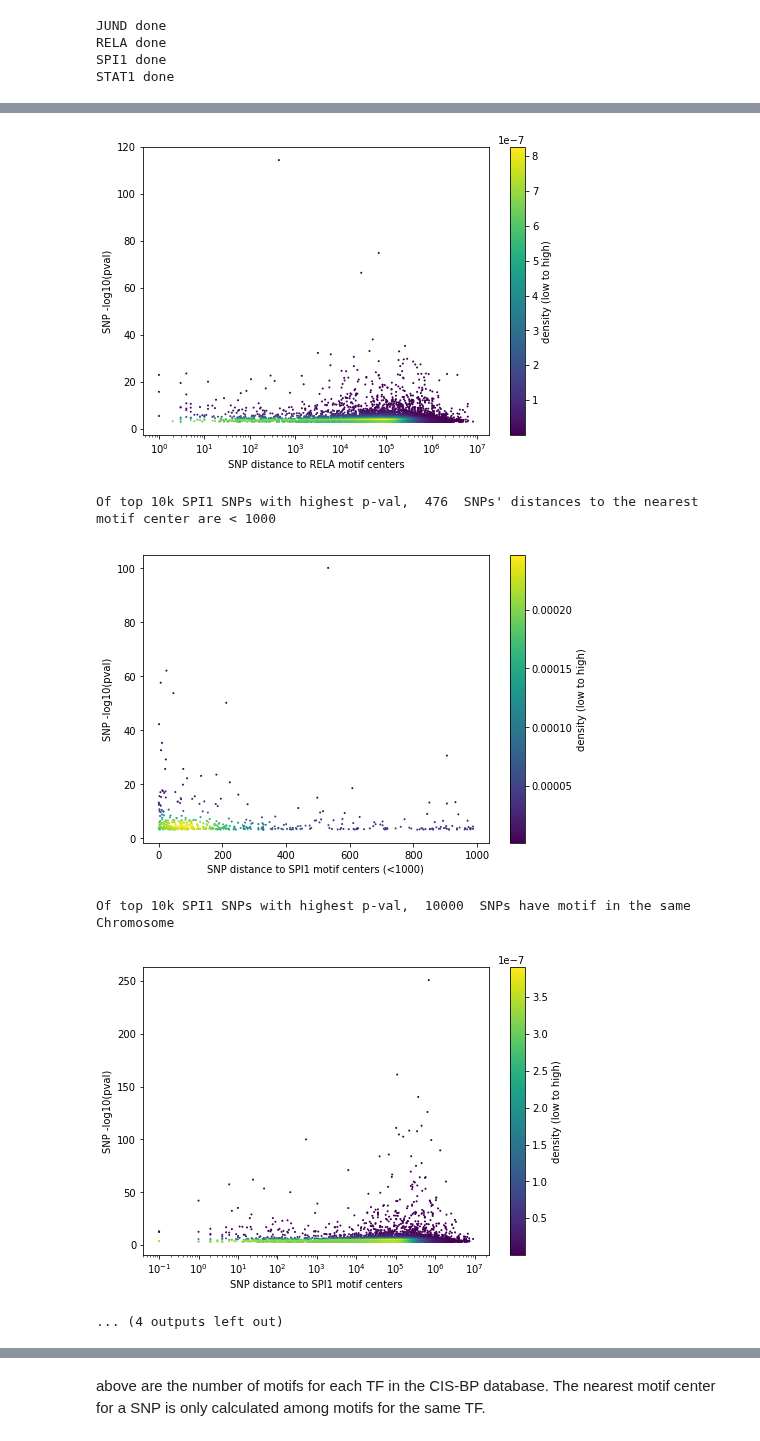
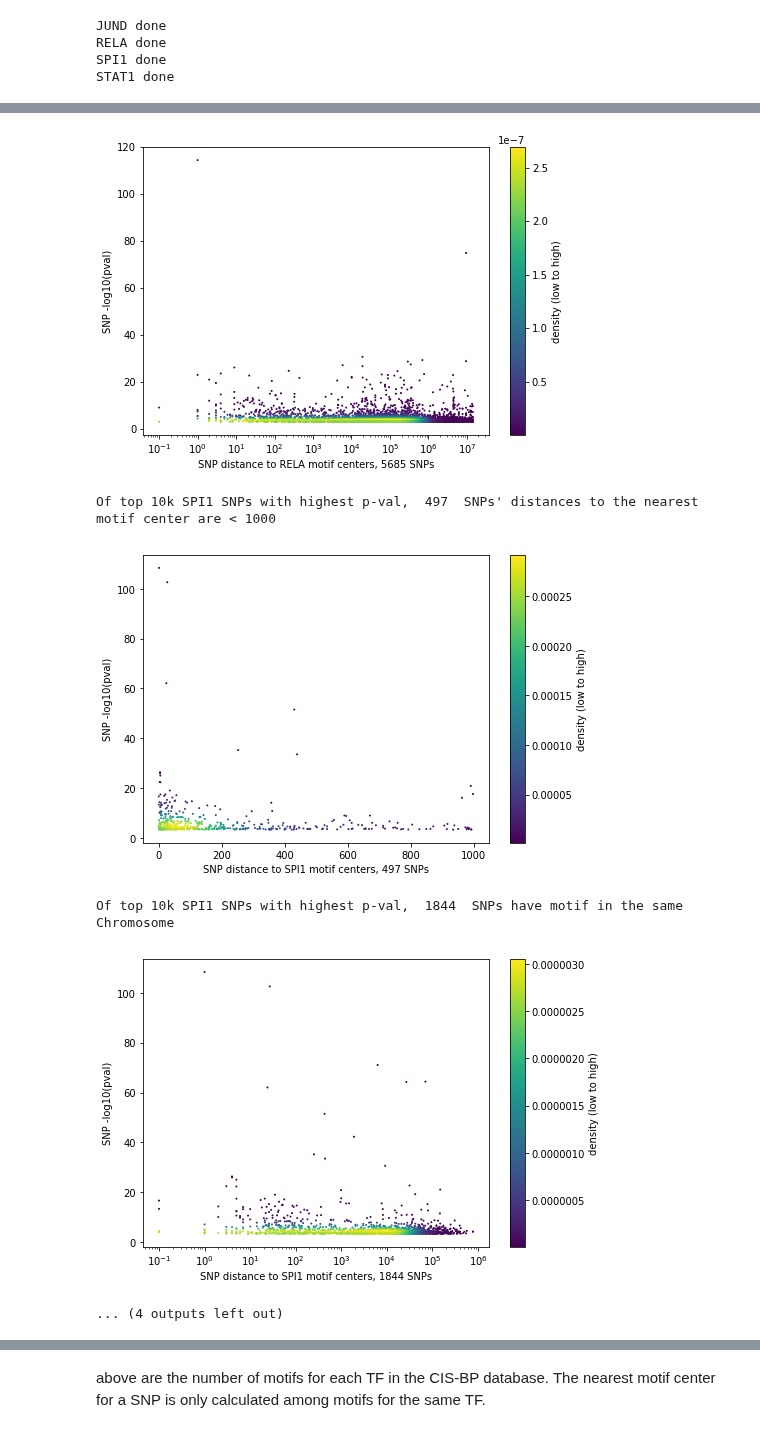
Before and after one commit to kundajelab/tfmodisco_bio_experiments, a Jupyter notebook: results/nandi/CIS-BP/bQTL_motif_by_TF.ipynb, the cells around one changed output, grey strips where cells are left out. Drawn from its saved outputs; the diff is of its cells as text; code cells hidden in the pictures.

Commit message:
CIS-BP update, cap the number of motifs to match TF-MoDISco results

```diff
--- a/results/nandi/CIS-BP/bQTL_motif_by_TF.ipynb
+++ b/results/nandi/CIS-BP/bQTL_motif_by_TF.ipynb
@@ -61,7 +61,7 @@ tf_dict = OrderedDict()
 
 for tf in tf_list:
     #with open("data/" + tf + "_sort.txt") as in_fh:
-    with open("under_peaks/" + tf + "_sort.txt") as in_fh:
+    with open("under_1ksummit/" + tf + "_sort.txt") as in_fh:
 
         lines = [ map(int, line.split()) for line in in_fh ]
         tf_dict[tf] = list(zip(*lines)) # transpose
@@ -73,7 +73,6 @@ SPI1 done
 STAT1 done
 # %%
 
-tf = 'JUND'
 from bisect import bisect_left
 max_chrid = 25
 bounds  = [0] * (max_chrid+1)
@@ -90,7 +89,7 @@ def find_nearest(my_list, my_idx):
     lo = bounds[chrid-1]
     hi = bounds[chrid]
     if lo == hi:
-        return -1, my_list[lo] # this chrom is empty
+        return -1, -1 # this chrom is empty
 
     # lo != hi, so the chrom is not empty
     pos = bisect_left(my_list, my_idx, lo=lo, hi=hi)
@@ -166,7 +165,7 @@ for tf in tf_list:
     fig = plt.figure()
     ax = fig.add_axes([1,1,1,1])
     plt.scatter(snp_dist, snp_pval, 1, c=z, alpha=1, marker='o', label=".")
-    plt.xlabel("SNP distance to " + tf + " motif centers (<1000)")
+    plt.xlabel("SNP distance to "+ tf +" motif centers, " + str(len(snp_dist)) + " SNPs")
     plt.ylabel("SNP -log10(pval)")
     plt.colorbar(label='density (low to high)')
 
@@ -228,11 +227,11 @@ for tf in tf_list:
     plt.scatter(snp_dist, snp_pval, 1, c=z, alpha=1, marker='o', label=".")
     plt.xscale('log')
     #plt.yscale('log')
-    plt.xlabel("SNP distance to "+ tf +" motif centers")
+    plt.xlabel("SNP distance to "+ tf +" motif centers, " + str(len(snp_dist)) + " SNPs")
     plt.ylabel("SNP -log10(pval)")
     plt.colorbar(label='density (low to high)')
 
     #plt.legend(loc=2)
     plt.show()
-    fig.savefig(tf+"_cisbp_log.png", bbox_inches='tight')
+    fig.savefig("under_1ksummit/" + tf + "_cisbp_log.png", bbox_inches='tight')
 # %% [output]
@@ -246,7 +245,7 @@ Of top 10k RELA SNPs with highest p-val,  10000  SNPs have motif in the same Chr
-[figure, old version]
+[figure, new version]
-Of top 10k SPI1 SNPs with highest p-val,  476  SNPs' distances to the nearest motif center are < 1000
+Of top 10k SPI1 SNPs with highest p-val,  497  SNPs' distances to the nearest motif center are < 1000
-[figure, old version]
+[figure, new version]
-Of top 10k SPI1 SNPs with highest p-val,  10000  SNPs have motif in the same Chromosome
+Of top 10k SPI1 SNPs with highest p-val,  1844  SNPs have motif in the same Chromosome
-[figure, old version]
+[figure, new version]
 ... (4 outputs left out)
 # %%
```
Also changed, not shown: parts of 2 cells of this notebook, 11 other files.
